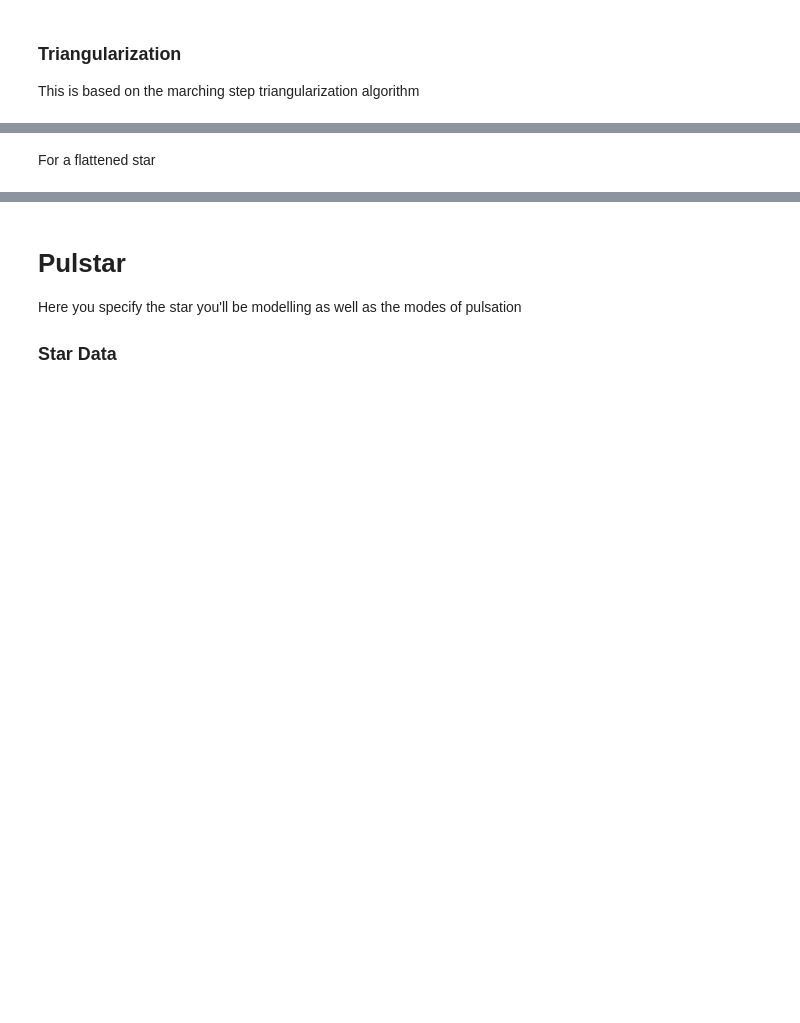
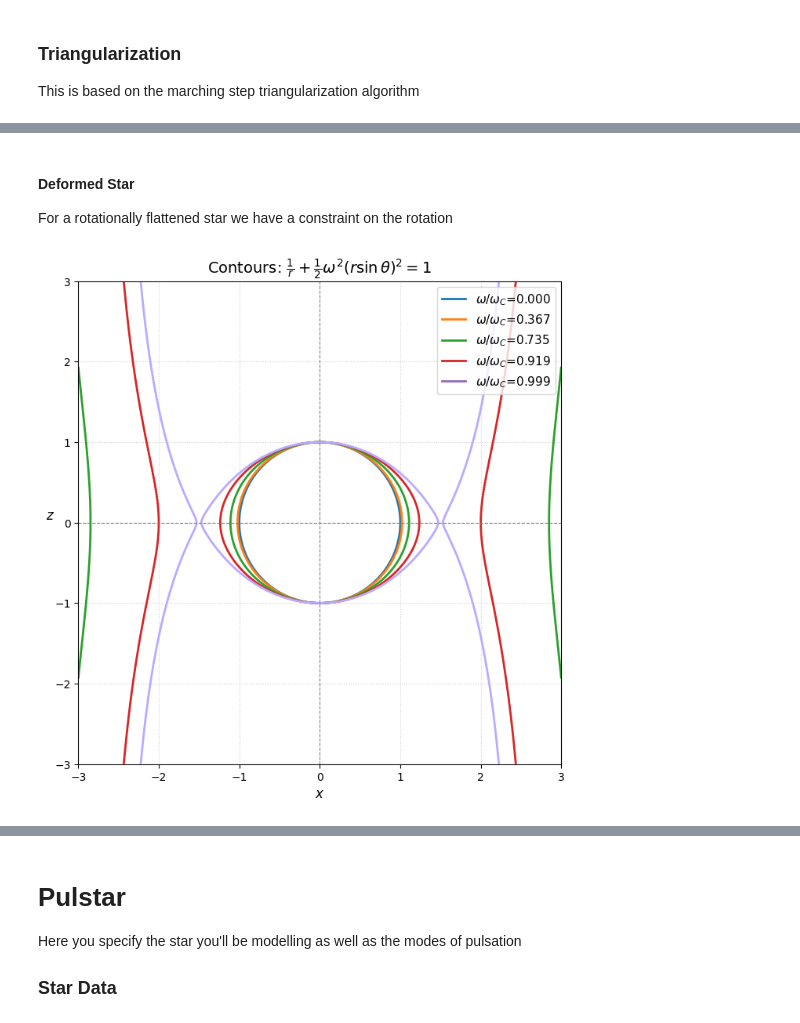
Before and after one commit to R-Oc-A/HackathonPastryLPV, a Jupyter notebook: debug_triangulation.ipynb, the cells around one changed output, grey strips where cells are left out. Cells and saved outputs as stored; diff of their text form; code cells hidden in the pictures; blank space fills up the shorter version.

```diff
--- a/debug_triangulation.ipynb
+++ b/debug_triangulation.ipynb
@@ -144,2 +209,4 @@ plotter.show(jupyter_backend="html", return_viewer=True)
 # %% [markdown]
-For a flattened star
+#### Deformed Star
+
+For a rotationally flattened star we have a constraint on the rotation
@@ -178 +213,5 @@ plt.show()
+# %%
+utils.plot_contour_roche_model()
+# %% [output]
+[figure, added]
 # %%
```
Also changed, not shown: parts of 35 cells of this notebook, 5 other files.
